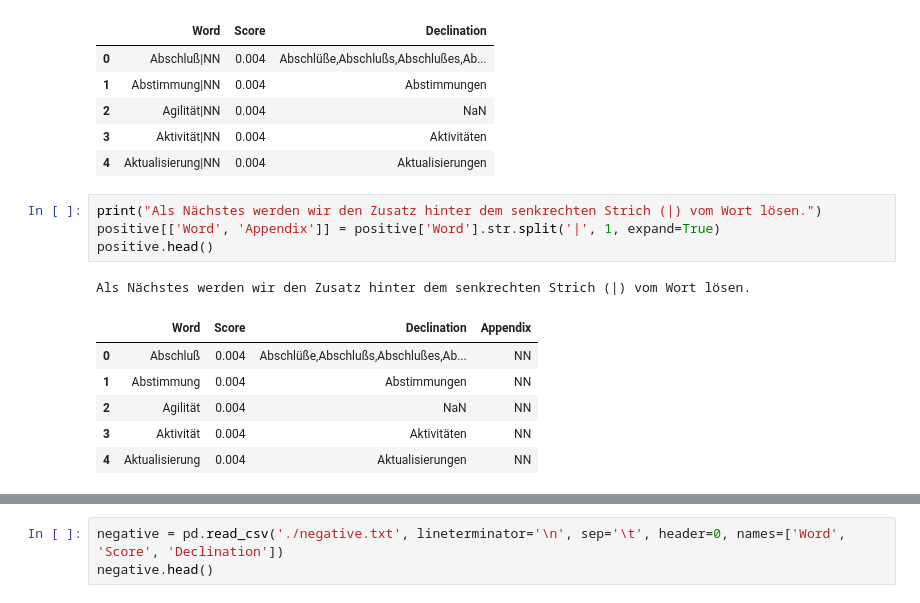
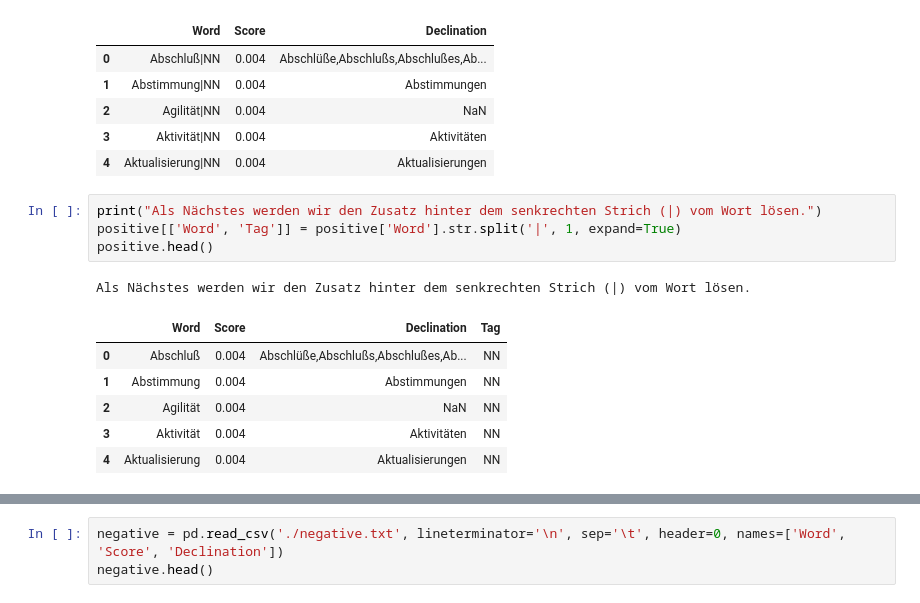
Before and after one commit to orca-nrw/lernmodul-texte, a Jupyter notebook: index.ipynb, the cells around one changed output, grey strips where cells are left out. Cells and saved outputs as stored; diff of their text form.

```diff
--- a/index.ipynb
+++ b/index.ipynb
@@ -229,11 +245,11 @@ positive.head()
 | 4 | Aktualisierung|NN | 0.004 | Aktualisierungen |
 # %%
 print("Als Nächstes werden wir den Zusatz hinter dem senkrechten Strich (|) vom Wort lösen.")
-positive[['Word', 'Appendix']] = positive['Word'].str.split('|', 1, expand=True)
+positive[['Word', 'Tag']] = positive['Word'].str.split('|', 1, expand=True)
 positive.head()
 # %% [output]
 Als Nächstes werden wir den Zusatz hinter dem senkrechten Strich (|) vom Wort lösen.
-|  | Word | Score | Declination | Appendix |
+|  | Word | Score | Declination | Tag |
 | 0 | Abschluß | 0.004 | Abschlüße,Abschlußs,Abschlußes,Ab... | NN |
 | 1 | Abstimmung | 0.004 | Abstimmungen | NN |
 | 2 | Agilität | 0.004 | NaN | NN |
```
Also changed, not shown: parts of 93 cells of this notebook.
